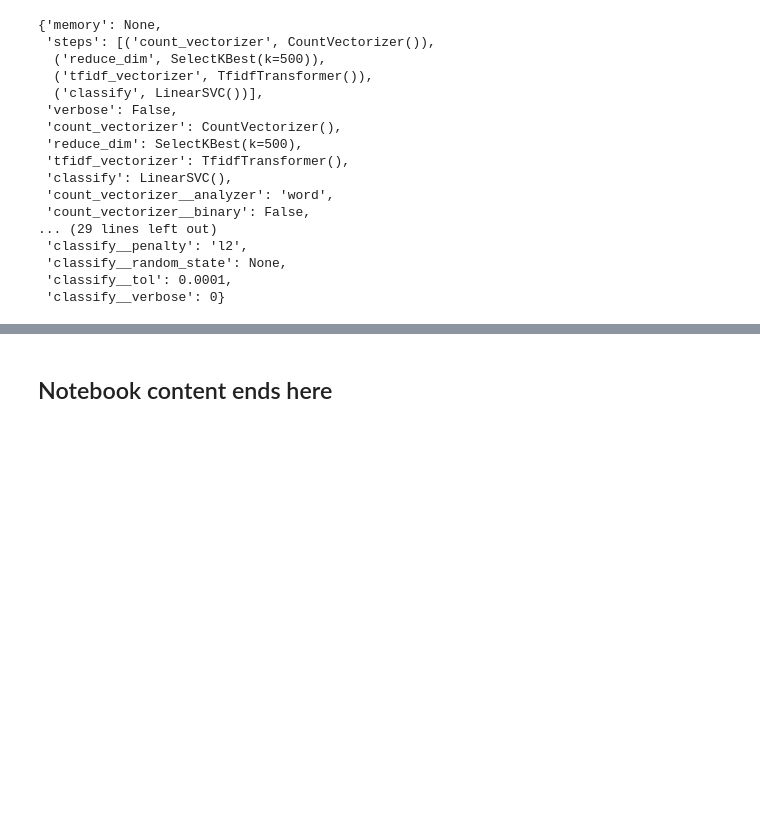
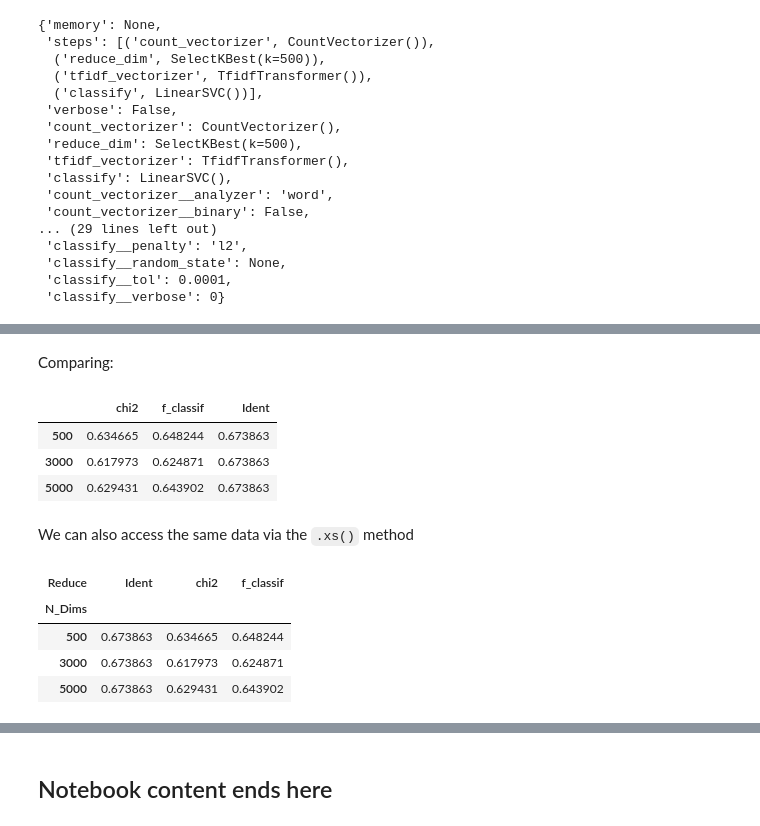
Before and after one commit to gawron/python-for-social-science, a Jupyter notebook: text_classification/feature_selection_dimensionality_reduction_grid_search.ipynb, the cells around one changed output, grey strips where cells are left out. Cells and saved outputs as stored; diff of their text form; code cells hidden in the pictures; blank space fills up the shorter version.

```diff
--- a/text_classification/feature_selection_dimensionality_reduction_grid_search.ipynb
+++ b/text_classification/feature_selection_dimensionality_reduction_grid_search.ipynb
@@ -1236,0 +1521,20 @@ ValueError: Shape of passed values is (12, 1), indices imply (3, 2)
+# %% [markdown]
+Comparing:
+# %%
+mean_scores_df
+# %% [output]
+|  | chi2 | f_classif | Ident |
+| 500 | 0.634665 | 0.648244 | 0.673863 |
+| 3000 | 0.617973 | 0.624871 | 0.673863 |
+| 5000 | 0.629431 | 0.643902 | 0.673863 |
+# %% [markdown]
+We can also access the same data via the `.xs()` method
+# %%
+#
+sr_multi.xs(1.0, level='C').unstack(level="Reduce")
+# %% [output]
+| Reduce | Ident | chi2 | f_classif |
+| N_Dims |  |  |  |
+| 500 | 0.673863 | 0.634665 | 0.648244 |
+| 3000 | 0.673863 | 0.617973 | 0.624871 |
+| 5000 | 0.673863 | 0.629431 | 0.643902 |
```
Also changed, not shown: parts of 35 cells of this notebook.
